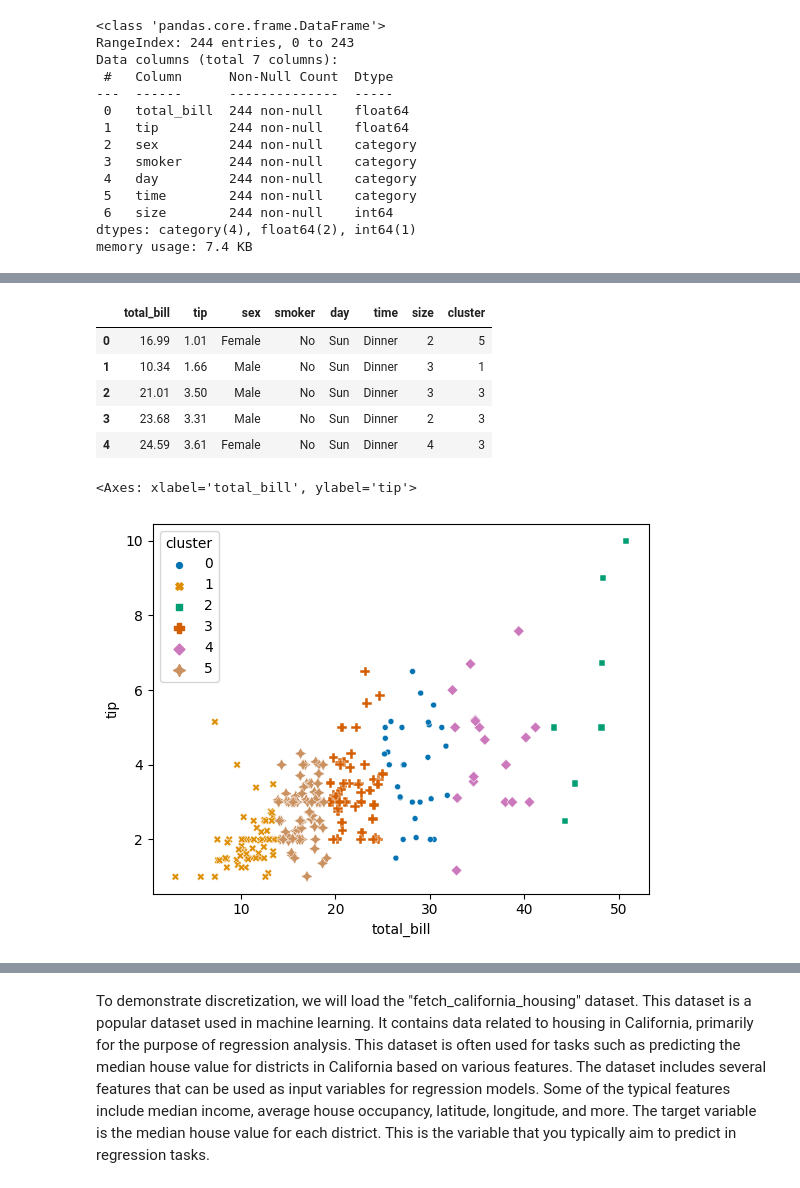
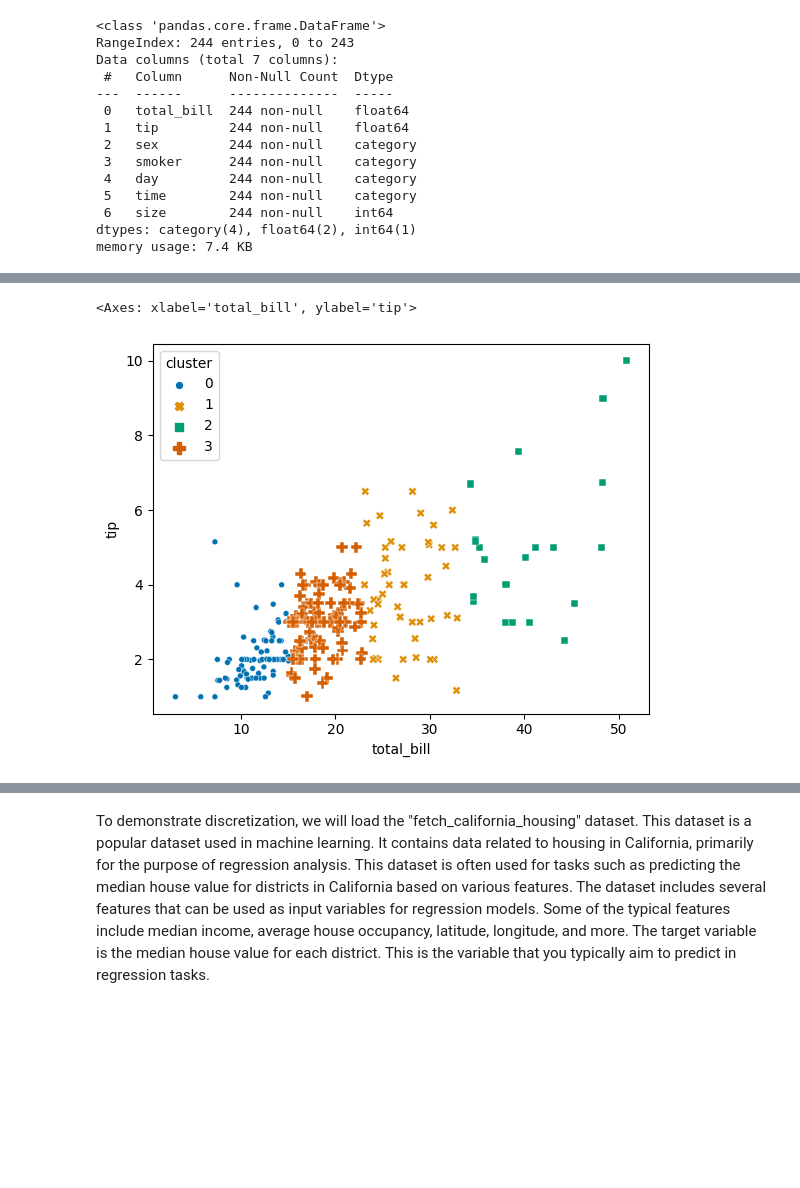
Before and after one commit to amohd63/ENCS5141-INTELLIGENT-SYSTEMS-LAB, a Jupyter notebook: Manual_ENCS5141_Exp3_Feature_Engineering.ipynb, the cells around one changed output, grey strips where cells are left out. Drawn from its saved outputs; the diff is of its cells as text; code cells hidden in the pictures; blank space fills up the shorter version.

```diff
--- a/Manual_ENCS5141_Exp3_Feature_Engineering.ipynb
+++ b/Manual_ENCS5141_Exp3_Feature_Engineering.ipynb
@@ -1041,41 +1086,20 @@ memory usage: 7.4 KB
 # %%
-#write you code here
 # Import the KMeans class from the sklearn.cluster module
 from sklearn.cluster import KMeans
 
 # Create a KMeans object with the desired number of clusters (4 in this case)
-km = KMeans(n_clusters=6)
+km = KMeans(n_clusters=4)
 
 # Fit the KMeans model to the data, using the 'Annual Income' and 'Spending Score' columns as features
 km.fit(tips[['total_bill', 'tip']])
 
 # Predict the cluster labels for each data point based on the fitted model
 cluster = km.predict(tips[['total_bill', 'tip']])
 
 # Create a new column 'cluster' in the DataFrame to store the predicted cluster labels
 tips['cluster'] = cluster
 
-# Display the first few rows of the DataFrame with the 'cluster' column added
-tips.head()
+sns.scatterplot(x=tips['total_bill'], y=tips['tip'], hue=tips['cluster'], style=tips['cluster'], size=tips['cluster'], palette='colorblind')
 # %% [output]
-|  | total_bill | tip | sex | smoker | day | time | size | cluster |
-| 0 | 16.99 | 1.01 | Female | No | Sun | Dinner | 2 | 5 |
-| 1 | 10.34 | 1.66 | Male | No | Sun | Dinner | 3 | 1 |
-| 2 | 21.01 | 3.50 | Male | No | Sun | Dinner | 3 | 3 |
-| 3 | 23.68 | 3.31 | Male | No | Sun | Dinner | 2 | 3 |
-| 4 | 24.59 | 3.61 | Female | No | Sun | Dinner | 4 | 3 |
+<Axes: xlabel='total_bill', ylabel='tip'>
+[figure, added]
-# %%
-# Import the seaborn library for data visualization
-import seaborn as sns
-
-# Create a scatter plot:
-# - x-axis: 'Annual Income'
-# - y-axis: 'Spending Score'
-# - 'hue' parameter assigns different colors to data points based on the 'cluster' column
-# - 'style' parameter assigns different markers/styles to data points based on the 'cluster' column
-# - 'size' parameter adjusts the size of data points based on the 'cluster' column
-# - 'palette' parameter defines the color palette used for the plot
-sns.scatterplot(x=tips['total_bill'], y=tips['tip'], hue=tips['cluster'], style=tips['cluster'], size=tips['cluster'], palette='colorblind')
-# %% [output]
-<Axes: xlabel='total_bill', ylabel='tip'>
-[figure, removed]
```
Also changed, not shown: parts of 5 cells of this notebook.
